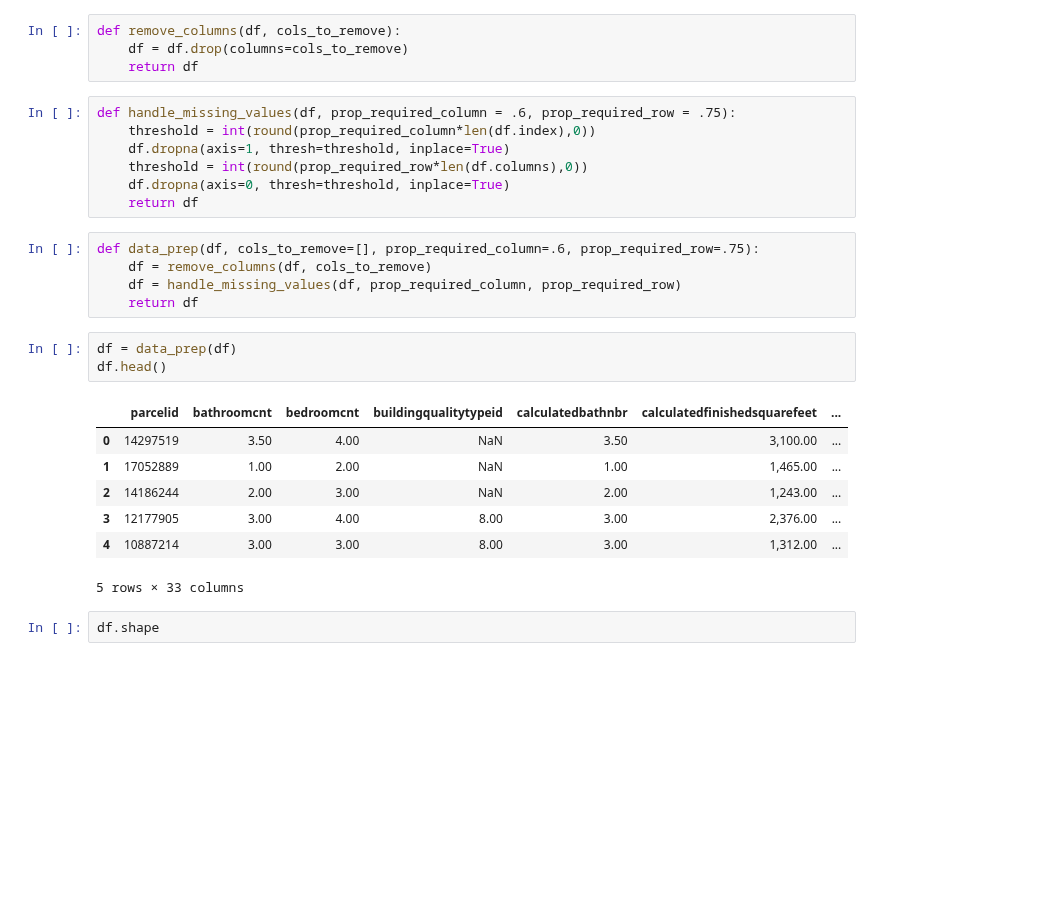
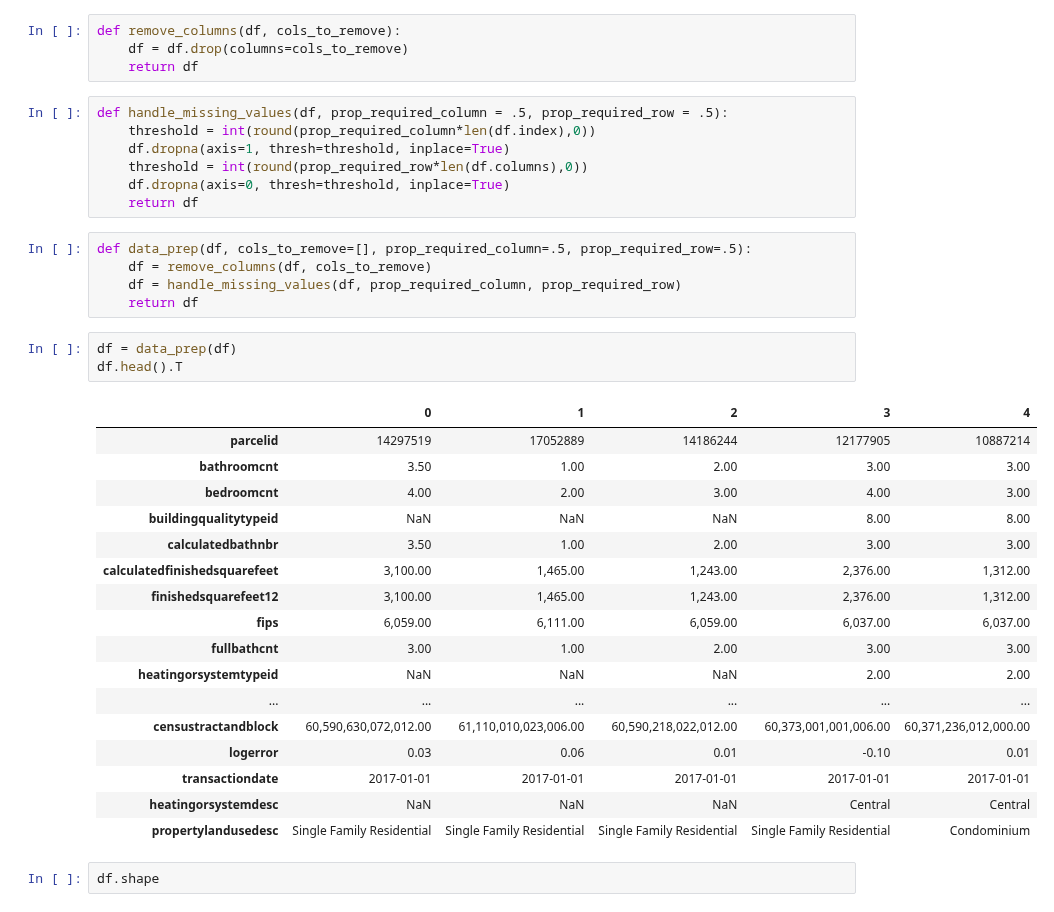
Before and after one commit to rachelrobbinsmayhill/clustering-exercises, a Jupyter notebook: zillow.ipynb, the cells around one changed output. Saved outputs shown, nothing was run; the diff lists cells and outputs as text; blank space fills up the shorter version.

```diff
--- a/zillow.ipynb
+++ b/zillow.ipynb
@@ -205,28 +205,38 @@ def remove_columns(df, cols_to_remove):
     df = df.drop(columns=cols_to_remove)
     return df
 # %%
-def handle_missing_values(df, prop_required_column = .6, prop_required_row = .75):
+def handle_missing_values(df, prop_required_column = .5, prop_required_row = .5):
     threshold = int(round(prop_required_column*len(df.index),0))
     df.dropna(axis=1, thresh=threshold, inplace=True)
     threshold = int(round(prop_required_row*len(df.columns),0))
     df.dropna(axis=0, thresh=threshold, inplace=True)
     return df
 # %%
-def data_prep(df, cols_to_remove=[], prop_required_column=.6, prop_required_row=.75):
+def data_prep(df, cols_to_remove=[], prop_required_column=.5, prop_required_row=.5):
     df = remove_columns(df, cols_to_remove)
     df = handle_missing_values(df, prop_required_column, prop_required_row)
     return df
 # %%
 df = data_prep(df)
-df.head()
+df.head().T
 # %% [output]
-|  | parcelid | bathroomcnt | bedroomcnt | buildingqualitytypeid | calculatedbathnbr | calculatedfinishedsquarefeet | ... |
-| 0 | 14297519 | 3.50 | 4.00 | NaN | 3.50 | 3,100.00 | ... |
-| 1 | 17052889 | 1.00 | 2.00 | NaN | 1.00 | 1,465.00 | ... |
-| 2 | 14186244 | 2.00 | 3.00 | NaN | 2.00 | 1,243.00 | ... |
-| 3 | 12177905 | 3.00 | 4.00 | 8.00 | 3.00 | 2,376.00 | ... |
-| 4 | 10887214 | 3.00 | 3.00 | 8.00 | 3.00 | 1,312.00 | ... |
+|  | 0 | 1 | 2 | 3 | 4 |
+| parcelid | 14297519 | 17052889 | 14186244 | 12177905 | 10887214 |
+| bathroomcnt | 3.50 | 1.00 | 2.00 | 3.00 | 3.00 |
+| bedroomcnt | 4.00 | 2.00 | 3.00 | 4.00 | 3.00 |
+| buildingqualitytypeid | NaN | NaN | NaN | 8.00 | 8.00 |
+| calculatedbathnbr | 3.50 | 1.00 | 2.00 | 3.00 | 3.00 |
+| calculatedfinishedsquarefeet | 3,100.00 | 1,465.00 | 1,243.00 | 2,376.00 | 1,312.00 |
+| finishedsquarefeet12 | 3,100.00 | 1,465.00 | 1,243.00 | 2,376.00 | 1,312.00 |
+| fips | 6,059.00 | 6,111.00 | 6,059.00 | 6,037.00 | 6,037.00 |
+| fullbathcnt | 3.00 | 1.00 | 2.00 | 3.00 | 3.00 |
+| heatingorsystemtypeid | NaN | NaN | NaN | 2.00 | 2.00 |
+| ... | ... | ... | ... | ... | ... |
+| censustractandblock | 60,590,630,072,012.00 | 61,110,010,023,006.00 | 60,590,218,022,012.00 | 60,373,001,001,006.00 | 60,371,236,012,000.00 |
+| logerror | 0.03 | 0.06 | 0.01 | -0.10 | 0.01 |
+| transactiondate | 2017-01-01 | 2017-01-01 | 2017-01-01 | 2017-01-01 | 2017-01-01 |
+| heatingorsystemdesc | NaN | NaN | NaN | Central | Central |
+| propertylandusedesc | Single Family Residential | Single Family Residential | Single Family Residential | Single Family Residential | Condominium |
-5 rows × 33 columns
 # %%
 df.shape
 # %% [output]
```
Also changed, not shown: parts of 3 cells of this notebook.
